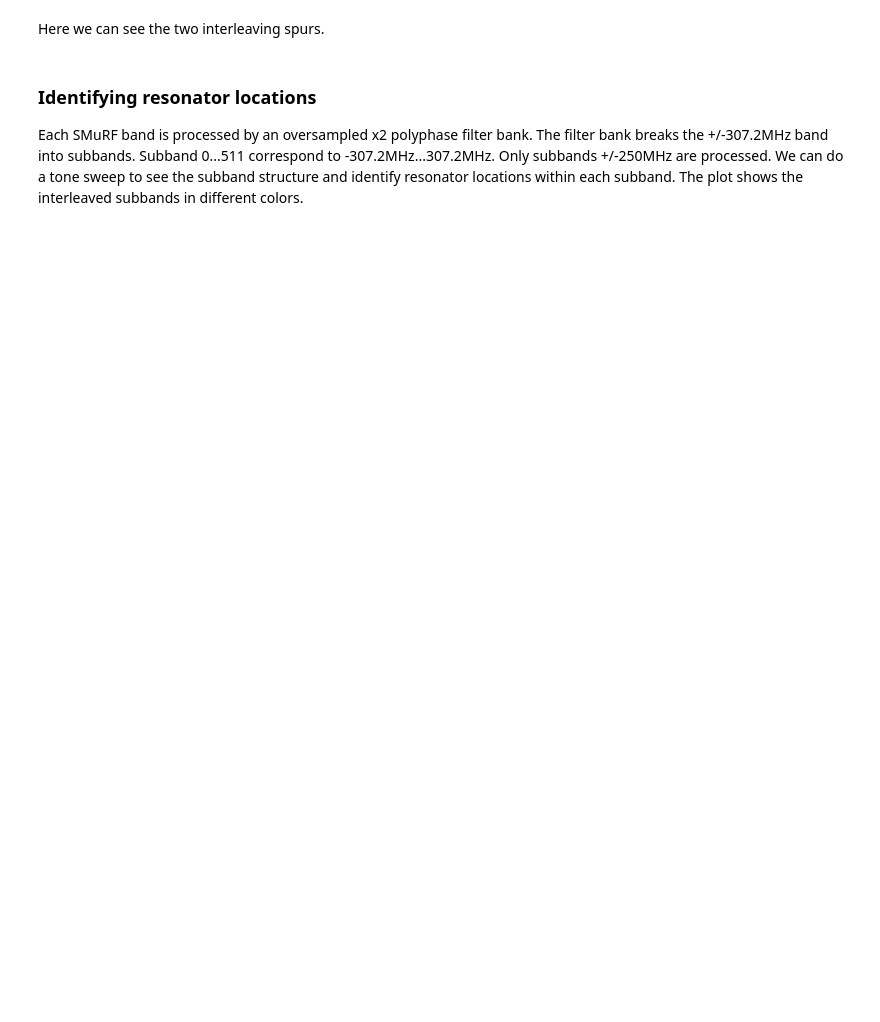
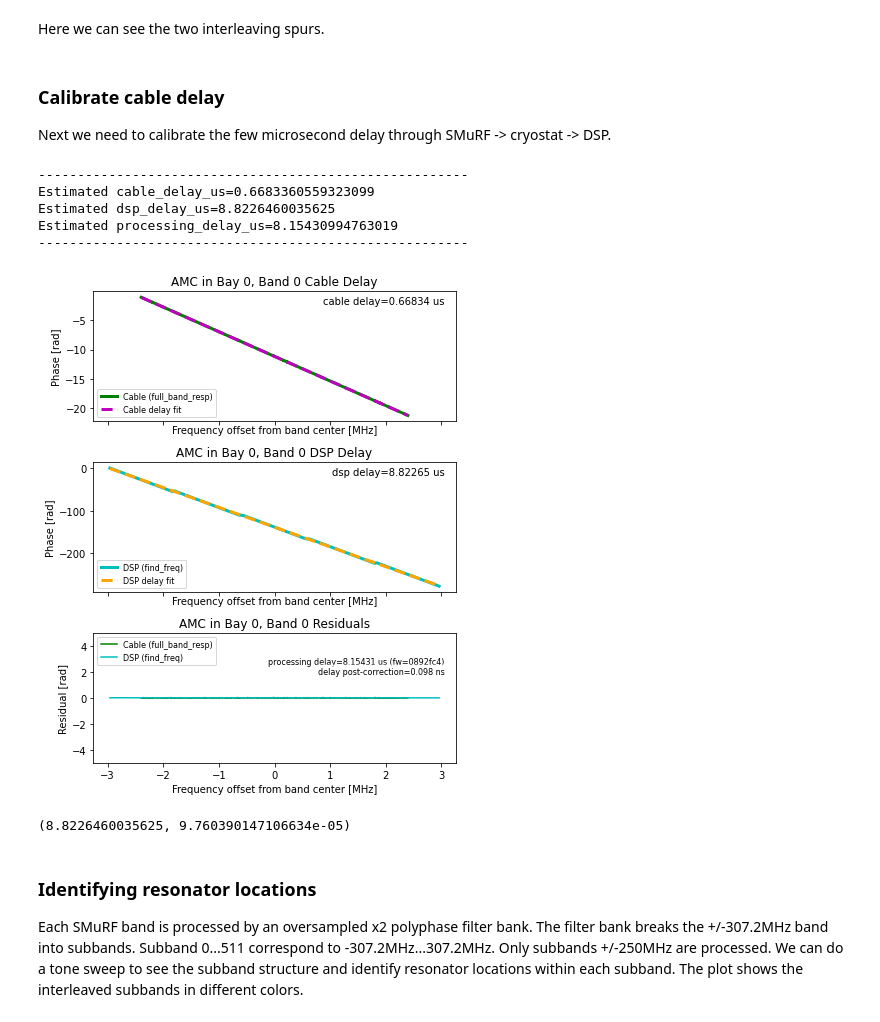
Before and after one commit to slaclab/pysmurf, a Jupyter notebook: scratch/mdewart/intro_to_smurf.ipynb, the cells around one changed output. Saved outputs shown, nothing was run; the diff lists cells and outputs as text; code cells hidden in the pictures; blank space fills up the shorter version.

```diff
--- a/scratch/mdewart/intro_to_smurf.ipynb
+++ b/scratch/mdewart/intro_to_smurf.ipynb
@@ -116,5 +109,19 @@ S.full_band_resp(band=0, make_plot=True, show_plot=True)
 # %% [markdown]
 Here we can see the two interleaving spurs.
+# %% [markdown]
+### Calibrate cable delay
+
+Next we need to calibrate the few microsecond delay through SMuRF -> cryostat -> DSP.
+# %%
+S.estimate_phase_delay(band=0)
+# %% [output]
+-------------------------------------------------------
+Estimated cable_delay_us=0.6683360559323099
+Estimated dsp_delay_us=8.8226460035625
+Estimated processing_delay_us=8.15430994763019
+-------------------------------------------------------
+[figure, added]
+(8.8226460035625, 9.760390147106634e-05)
 # %% [markdown]
 ### Identifying resonator locations
 
```
Also changed, not shown: parts of 6 cells of this notebook.
